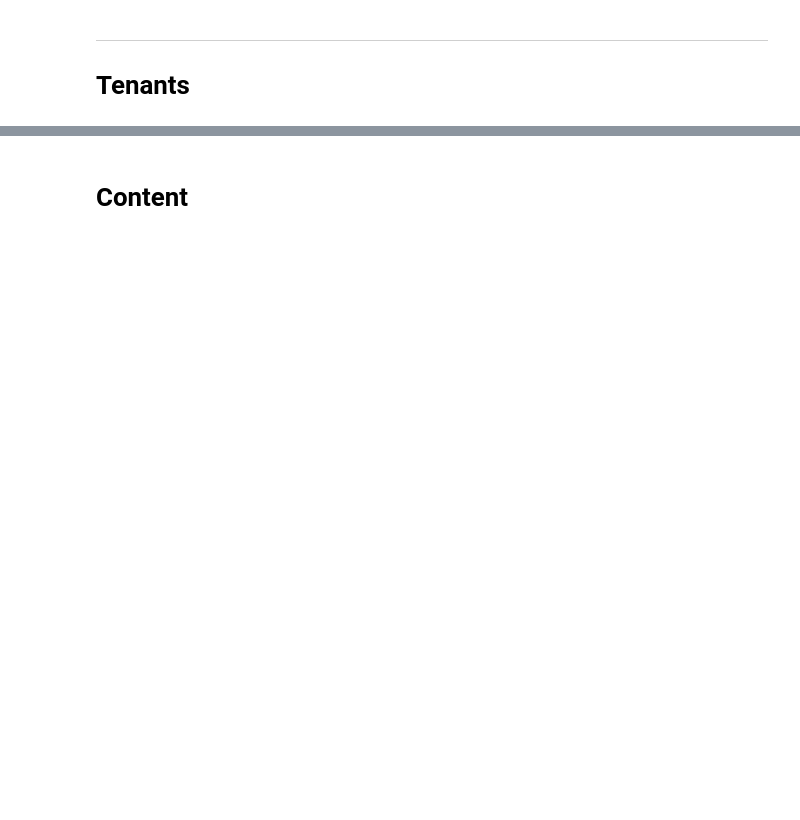
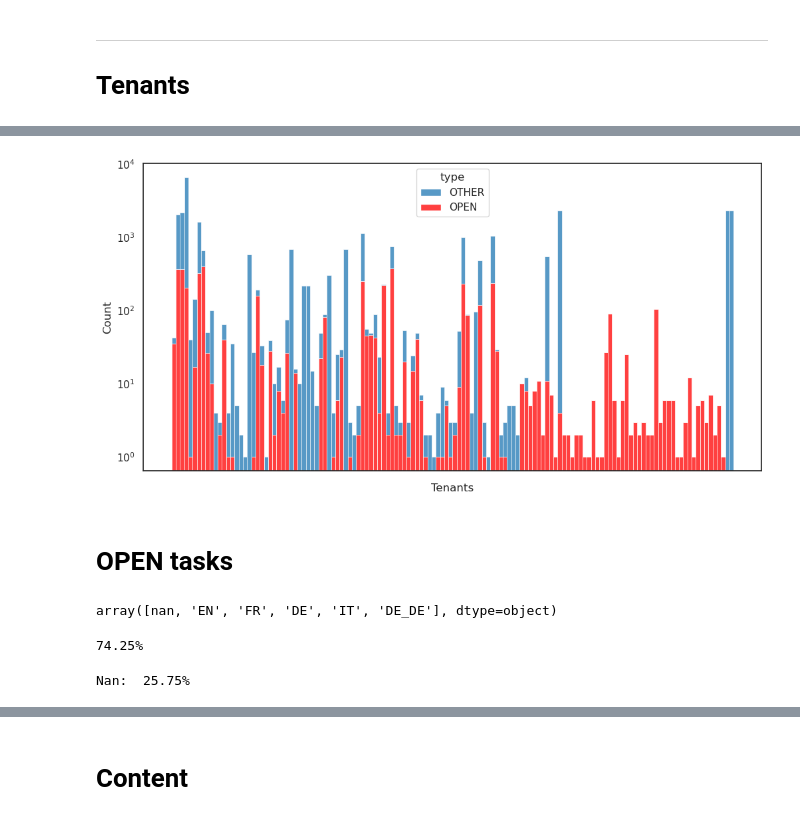
Before and after one commit to ghalifaten/master_thesis, a Jupyter notebook: 0_EDA.ipynb, the cells around one changed output, grey strips where cells are left out. Cells and saved outputs as stored; diff of their text form; code cells hidden in the pictures; blank space fills up the shorter version.

```diff
--- a/0_EDA.ipynb
+++ b/0_EDA.ipynb
@@ -214,0 +202,4 @@ df_content.head()
+# %%
+tenants = df_content["tenant"].apply(pd.Series)[["name"]]
+tenants.rename(columns={"name":"tenant_name"}, inplace=True)
+df_content = pd.concat([df_content, tenants], axis=1)
@@ -214,0 +222,19 @@ df_content.head()
+# %%
+df_content["type"] = df_content["type"].apply(lambda t: t if t=="OPEN" else "OTHER")
+# %%
+# Distribution of tasks' types among tenants
+ax = sns.histplot(data=df_content,
+                  x="tenant_name",
+                  hue="type",
+                  multiple="stack",
+                  palette=["tab:blue", "red"],
+                 )
+ax.set_yscale("log")
+ax.set_xticklabels('')
+ax.set_xlabel("Tenants")
+ax.get_figure().savefig("figures/types_tenants.png", bbox_inches="tight")
+plt.show()
+# %% [output]
+[figure, added]
+# %% [markdown]
+# OPEN tasks
@@ -214,0 +243,16 @@ df_content.head()
+# %%
+df_open["language"].unique()
+# %% [output]
+array([nan, 'EN', 'FR', 'DE', 'IT', 'DE_DE'], dtype=object)
+# %%
+# How many tasks with language specified ?
+L = len(df_open)
+print("{:.2f}%".format(len(df_open["language"].dropna()) / L * 100))
+# %% [output]
+74.25%
+# %%
+l = len(df_open[df_open["language"].isna()])
+nan_perc = l/L
+print("Nan:  {:.2f}%".format(nan_perc*100))
+# %% [output]
+Nan:  25.75%
```
Also changed, not shown: parts of 64 cells of this notebook, 27 other files.
